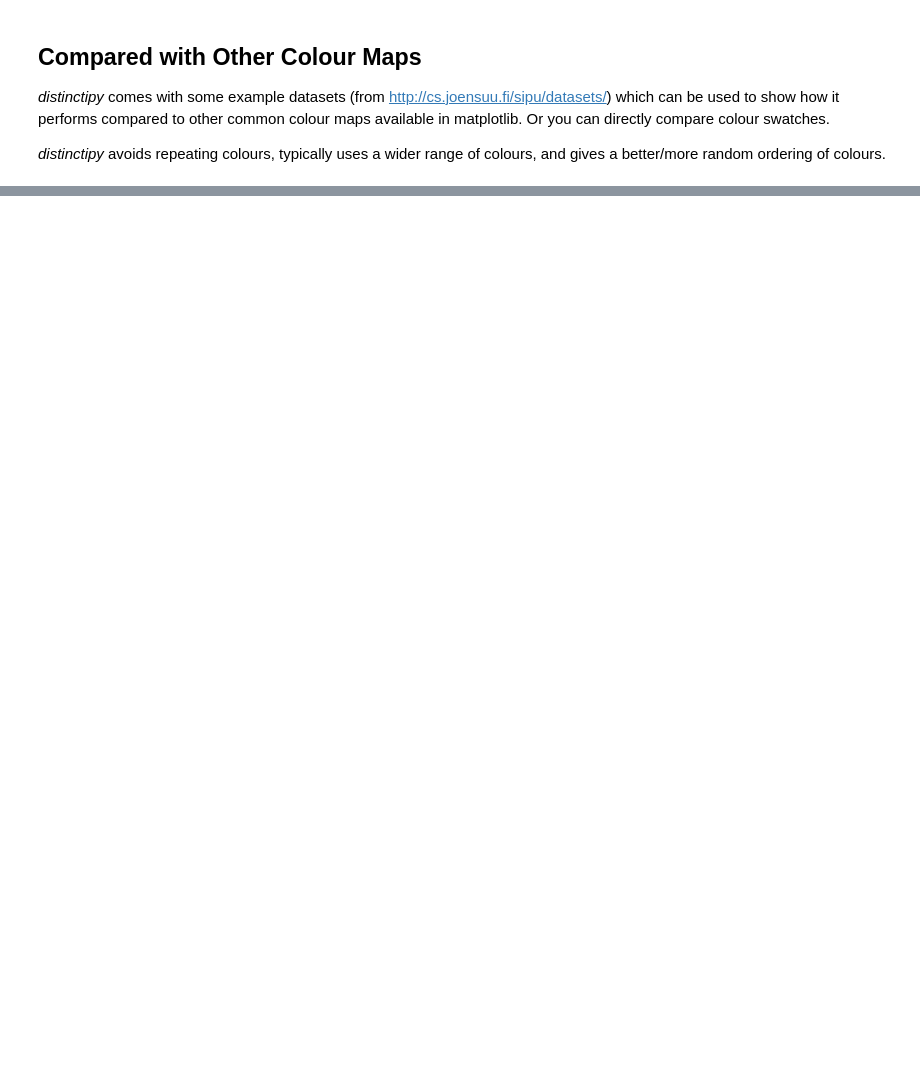
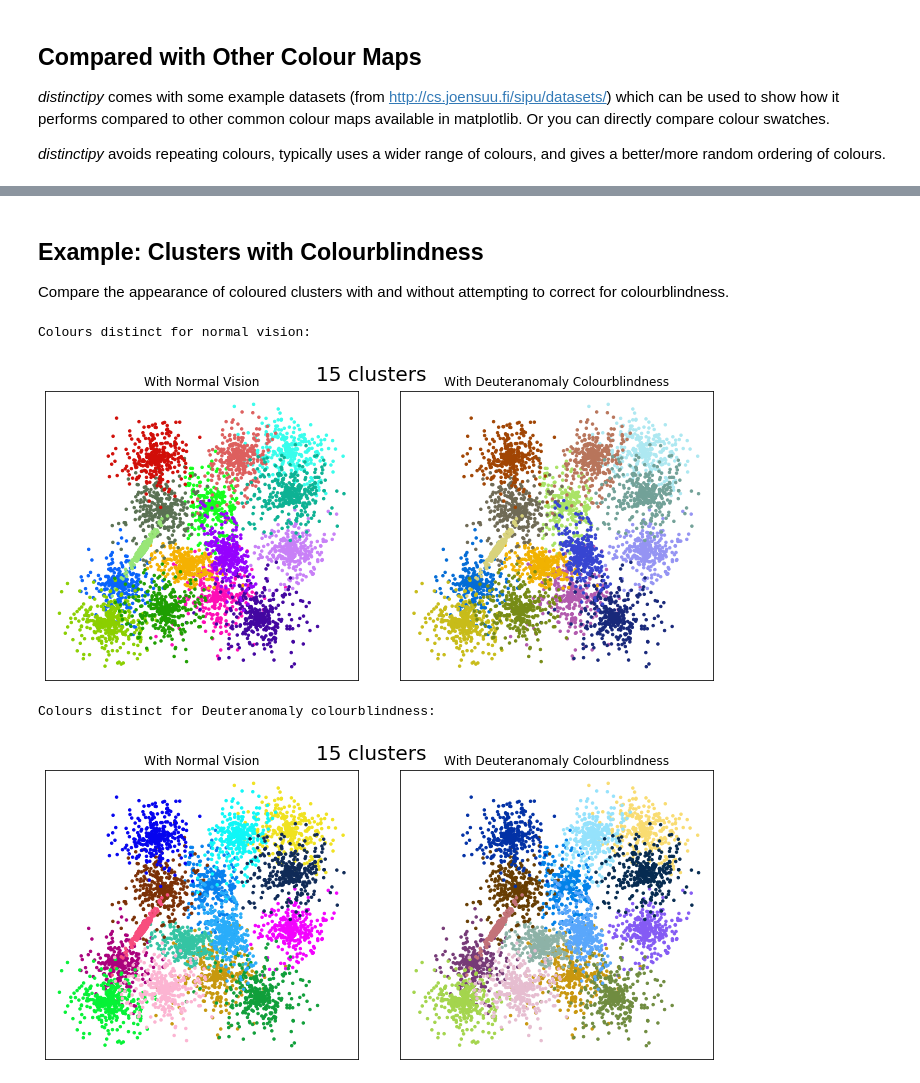
Before and after one commit to alan-turing-institute/distinctipy, a Jupyter notebook: examples.ipynb, the cells around one changed output, grey strips where cells are left out. Drawn from its saved outputs; the diff is of its cells as text; code cells hidden in the pictures; blank space fills up the shorter version.

```diff
--- a/examples.ipynb
+++ b/examples.ipynb
@@ -94,0 +135,20 @@ Colours with colorblind improvement:
+# %% [markdown]
+## Example: Clusters with Colourblindness
+
+Compare the appearance of coloured clusters with and without attempting to correct for colourblindness.
+# %%
+colorblind_type = 'Deuteranomaly'
+dataset = 's3'
+
+print('Colours distinct for normal vision:')
+colorblind.simulate_clusters(dataset=dataset,
+                             colorblind_type=colorblind_type, colorblind_distinct=False)
+
+print('Colours distinct for '+colorblind_type+' colourblindness:')
+colorblind.simulate_clusters(dataset=dataset,
+                             colorblind_type=colorblind_type, colorblind_distinct=True)
+# %% [output]
+Colours distinct for normal vision:
+[figure, added]
+Colours distinct for Deuteranomaly colourblindness:
+[figure, added]
```
Also changed, not shown: parts of 16 cells of this notebook, 17 other files.
